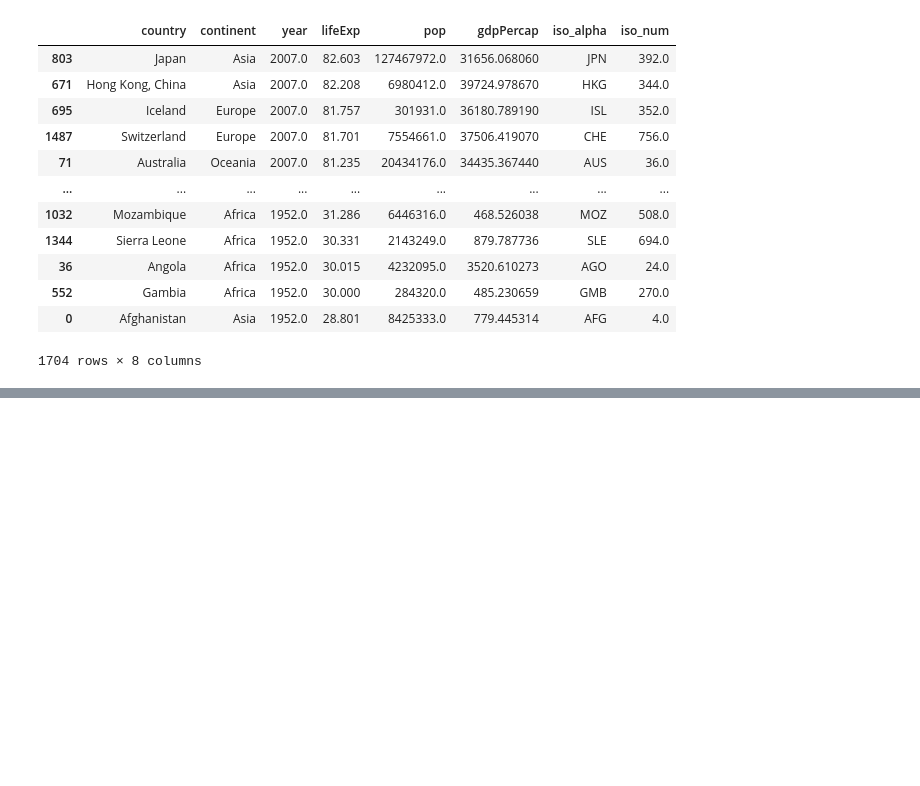
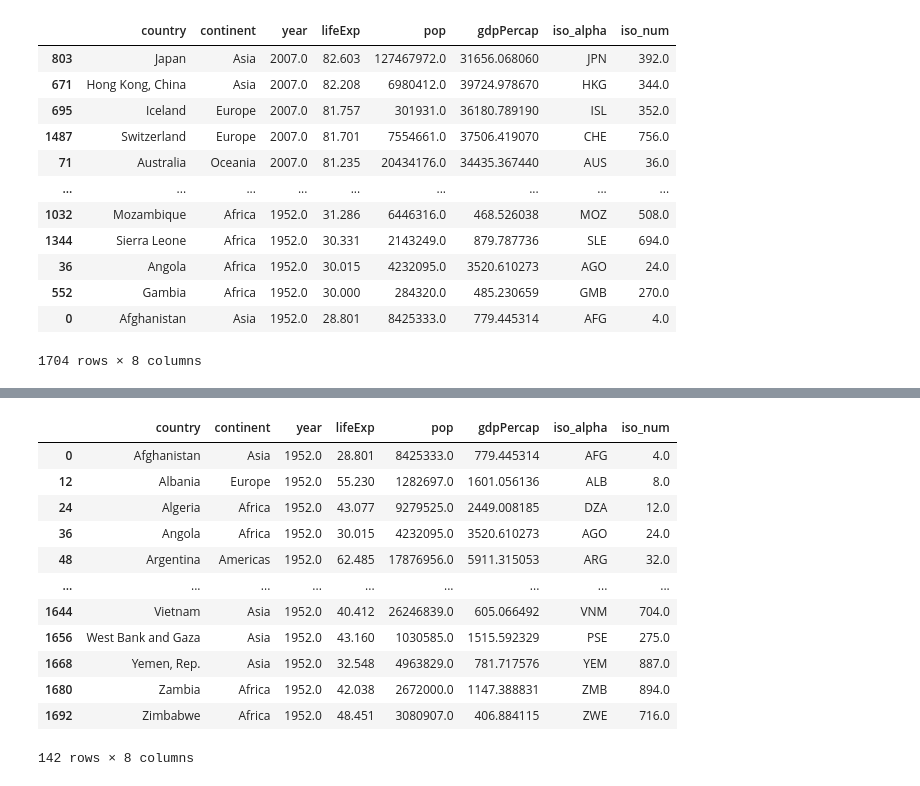
Before and after one commit to RYOTA2528/data_analysis_practice, a Jupyter notebook: DAYxxx_python_larning_list/[DAY17_3]dataFrameの再学習.ipynb, the cells around one changed output, grey strips where cells are left out. Cells and saved outputs as stored; diff of their text form; code cells hidden in the pictures; blank space fills up the shorter version.

```diff
--- a/DAYxxx_python_larning_list/[DAY17_3]dataFrameの再学習.ipynb
+++ b/DAYxxx_python_larning_list/[DAY17_3]dataFrameの再学習.ipynb
@@ -209,0 +242,17 @@ df.sort_values(by=['year','lifeExp'], ascending=False)
+# %%
+# df[]の中に格納することで出力可能
+df[df['year'] == 1952]
+# %% [output]
+|  | country | continent | year | lifeExp | pop | gdpPercap | iso_alpha | iso_num |
+| 0 | Afghanistan | Asia | 1952.0 | 28.801 | 8425333.0 | 779.445314 | AFG | 4.0 |
+| 12 | Albania | Europe | 1952.0 | 55.230 | 1282697.0 | 1601.056136 | ALB | 8.0 |
+| 24 | Algeria | Africa | 1952.0 | 43.077 | 9279525.0 | 2449.008185 | DZA | 12.0 |
+| 36 | Angola | Africa | 1952.0 | 30.015 | 4232095.0 | 3520.610273 | AGO | 24.0 |
+| 48 | Argentina | Americas | 1952.0 | 62.485 | 17876956.0 | 5911.315053 | ARG | 32.0 |
+| ... | ... | ... | ... | ... | ... | ... | ... | ... |
+| 1644 | Vietnam | Asia | 1952.0 | 40.412 | 26246839.0 | 605.066492 | VNM | 704.0 |
+| 1656 | West Bank and Gaza | Asia | 1952.0 | 43.160 | 1030585.0 | 1515.592329 | PSE | 275.0 |
+| 1668 | Yemen, Rep. | Asia | 1952.0 | 32.548 | 4963829.0 | 781.717576 | YEM | 887.0 |
+| 1680 | Zambia | Africa | 1952.0 | 42.038 | 2672000.0 | 1147.388831 | ZMB | 894.0 |
+| 1692 | Zimbabwe | Africa | 1952.0 | 48.451 | 3080907.0 | 406.884115 | ZWE | 716.0 |
+142 rows × 8 columns
```
Also changed, not shown: parts of 3 cells of this notebook.
